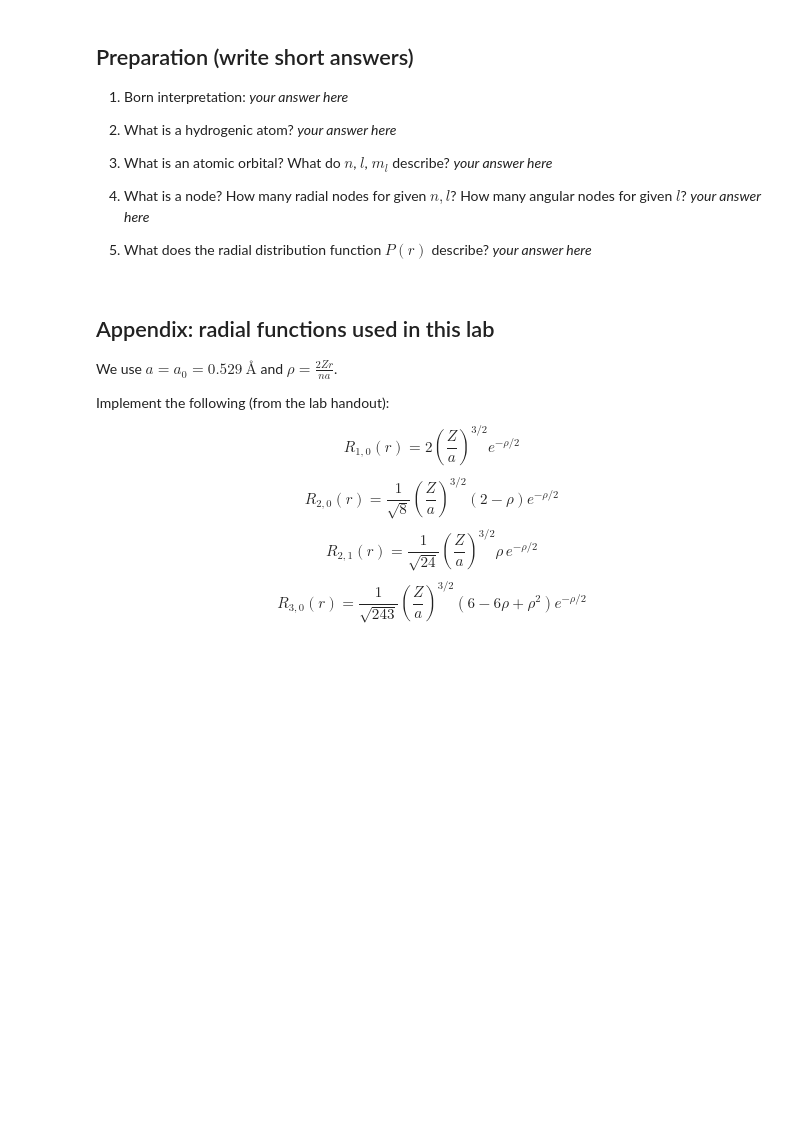
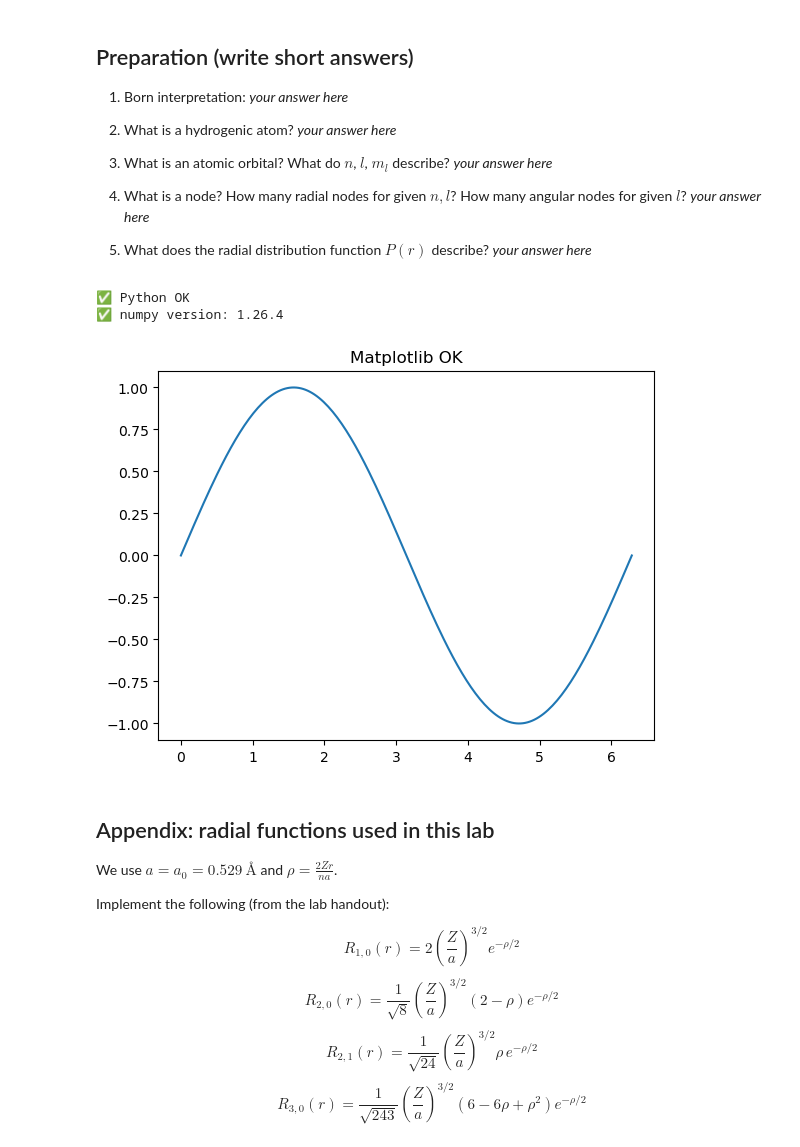
Before and after one commit to bstrb/BKinD, a Jupyter notebook: Lab1_student_template.ipynb, the cells around one changed output. Cells and saved outputs as stored; diff of their text form; code cells hidden in the pictures; blank space fills up the shorter version.

```diff
--- a/Lab1_student_template.ipynb
+++ b/Lab1_student_template.ipynb
@@ -27,7 +27,19 @@ All distances are in **Å**.
 # %%
 # import necessary libraries
 import numpy as np
 import matplotlib.pyplot as plt
+
+print("✅ Python OK")
+print("✅ numpy version:", np.__version__)
+
+x = np.linspace(0, 2*np.pi, 200)
+plt.plot(x, np.sin(x))
+plt.title("Matplotlib OK")
+plt.show()
+# %% [output]
+✅ Python OK
+✅ numpy version: 1.26.4
+[figure, added]
 # %% [markdown]
 ## Appendix: radial functions used in this lab
 
```
Also changed, not shown: parts of 8 cells of this notebook, 2 other files.
